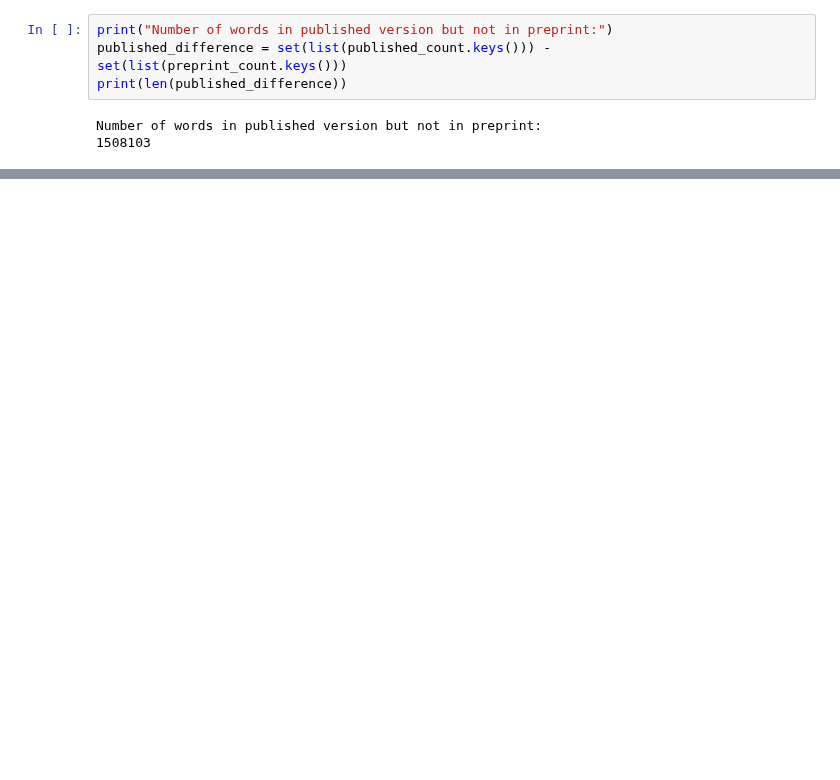
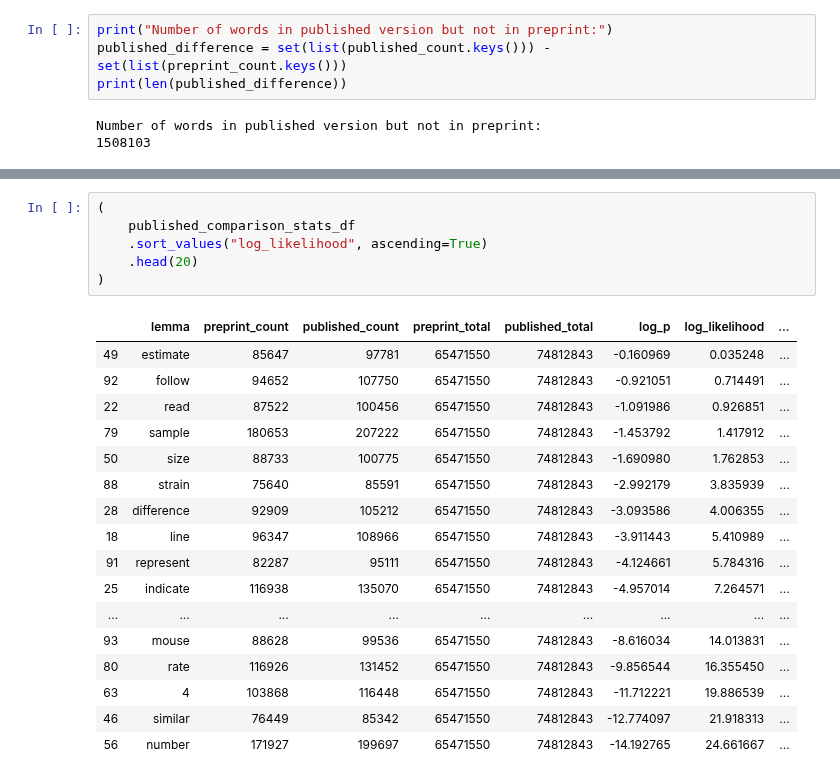
Before and after one commit to greenelab/annorxiver, a Jupyter notebook: biorxiv/corpora_comparison/biorxiv_pmc_corpora_comparison.ipynb, the cells around one changed output, grey strips where cells are left out. Cells and saved outputs as stored; diff of their text form; blank space fills up the shorter version.

Commit message:
Added tails of the dataframes for preprint vs published comparison

```diff
--- a/biorxiv/corpora_comparison/biorxiv_pmc_corpora_comparison.ipynb
+++ b/biorxiv/corpora_comparison/biorxiv_pmc_corpora_comparison.ipynb
@@ -510,3 +510,27 @@ published_comparison_stats_df.head()
+# %%
+(
+    published_comparison_stats_df
+    .sort_values("log_likelihood", ascending=True)
+    .head(20)
+)
+# %% [output]
+|  | lemma | preprint_count | published_count | preprint_total | published_total | log_p | log_likelihood | ... |
+| 49 | estimate | 85647 | 97781 | 65471550 | 74812843 | -0.160969 | 0.035248 | ... |
+| 92 | follow | 94652 | 107750 | 65471550 | 74812843 | -0.921051 | 0.714491 | ... |
+| 22 | read | 87522 | 100456 | 65471550 | 74812843 | -1.091986 | 0.926851 | ... |
+| 79 | sample | 180653 | 207222 | 65471550 | 74812843 | -1.453792 | 1.417912 | ... |
+| 50 | size | 88733 | 100775 | 65471550 | 74812843 | -1.690980 | 1.762853 | ... |
+| 88 | strain | 75640 | 85591 | 65471550 | 74812843 | -2.992179 | 3.835939 | ... |
+| 28 | difference | 92909 | 105212 | 65471550 | 74812843 | -3.093586 | 4.006355 | ... |
+| 18 | line | 96347 | 108966 | 65471550 | 74812843 | -3.911443 | 5.410989 | ... |
+| 91 | represent | 82287 | 95111 | 65471550 | 74812843 | -4.124661 | 5.784316 | ... |
+| 25 | indicate | 116938 | 135070 | 65471550 | 74812843 | -4.957014 | 7.264571 | ... |
+| ... | ... | ... | ... | ... | ... | ... | ... | ... |
+| 93 | mouse | 88628 | 99536 | 65471550 | 74812843 | -8.616034 | 14.013831 | ... |
+| 80 | rate | 116926 | 131452 | 65471550 | 74812843 | -9.856544 | 16.355450 | ... |
+| 63 | 4 | 103868 | 116448 | 65471550 | 74812843 | -11.712221 | 19.886539 | ... |
+| 46 | similar | 76449 | 85342 | 65471550 | 74812843 | -12.774097 | 21.918313 | ... |
+| 56 | number | 171927 | 199697 | 65471550 | 74812843 | -14.192765 | 24.661667 | ... |
 # %%
 (
     published_comparison_stats_df
```
Also changed, not shown: parts of 11 cells of this notebook, 1 other file.
